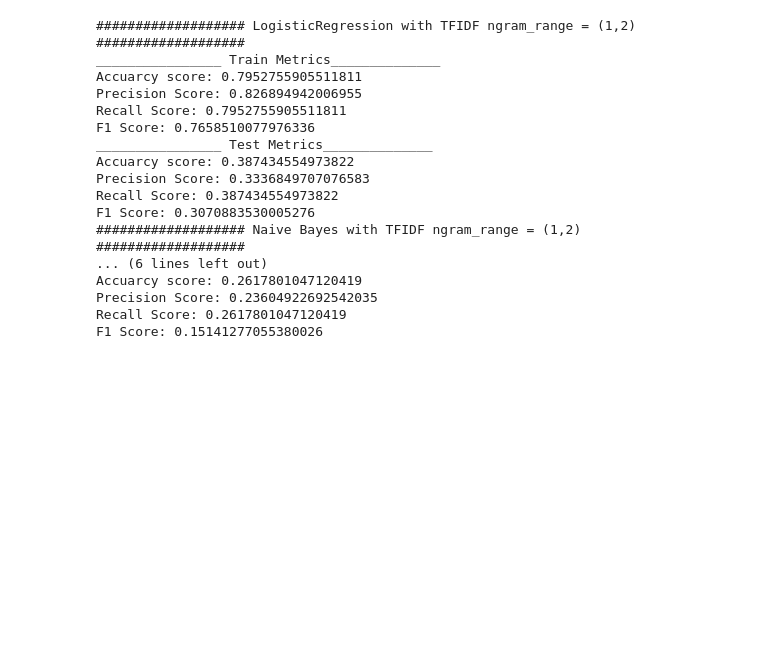
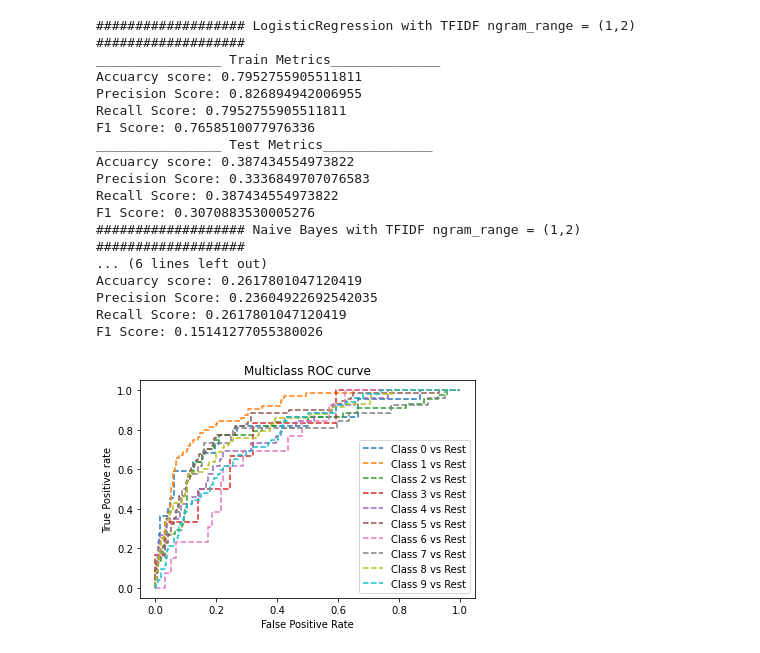
Before and after one commit to reem14/NLP, a Jupyter notebook: NLP Classification .ipynb, the cells around one changed output. Cells and saved outputs as stored; diff of their text form; code cells hidden in the pictures; blank space fills up the shorter version.

```diff
--- a/NLP Classification .ipynb
+++ b/NLP Classification .ipynb
@@ -305,3 +274,40 @@ Accuarcy score: 0.2617801047120419
 Precision Score: 0.23604922692542035
 Recall Score: 0.2617801047120419
 F1 Score: 0.15141277055380026
+# %%
+# roc curve for classes
+from sklearn.metrics import roc_curve, roc_auc_score
+
+#predicting the data
+y_pred_cnb = lr.predict(X_test_cv)
+y_prob_pred_cnb = lr.predict_proba(X_test_cv)
+
+
+fpr = {}
+tpr = {}
+thresh ={}
+
+n_class = 10
+
+for i in range(n_class):
+    fpr[i], tpr[i], thresh[i] = roc_curve(y_test, y_prob_pred_cnb[:,i], pos_label=i)
+
+# plotting
+plt.plot(fpr[0], tpr[0], linestyle='--', label='Class 0 vs Rest')
+plt.plot(fpr[1], tpr[1], linestyle='--', label='Class 1 vs Rest')
+plt.plot(fpr[2], tpr[2], linestyle='--', label='Class 2 vs Rest')
+plt.plot(fpr[3], tpr[3], linestyle='--', label='Class 3 vs Rest')
+plt.plot(fpr[4], tpr[4], linestyle='--', label='Class 4 vs Rest')
+plt.plot(fpr[5], tpr[5], linestyle='--', label='Class 5 vs Rest')
+plt.plot(fpr[6], tpr[6], linestyle='--', label='Class 6 vs Rest')
+plt.plot(fpr[7], tpr[7], linestyle='--', label='Class 7 vs Rest')
+plt.plot(fpr[8], tpr[8], linestyle='--', label='Class 8 vs Rest')
+plt.plot(fpr[9], tpr[9], linestyle='--', label='Class 9 vs Rest')
+
+plt.title('Multiclass ROC curve')
+plt.xlabel('False Positive Rate')
+plt.ylabel('True Positive rate')
+plt.legend(loc='best')
+plt.savefig('Multiclass ROC',dpi=300);
+# %% [output]
+[figure, added]
```
Also changed, not shown: parts of 8 cells of this notebook.
